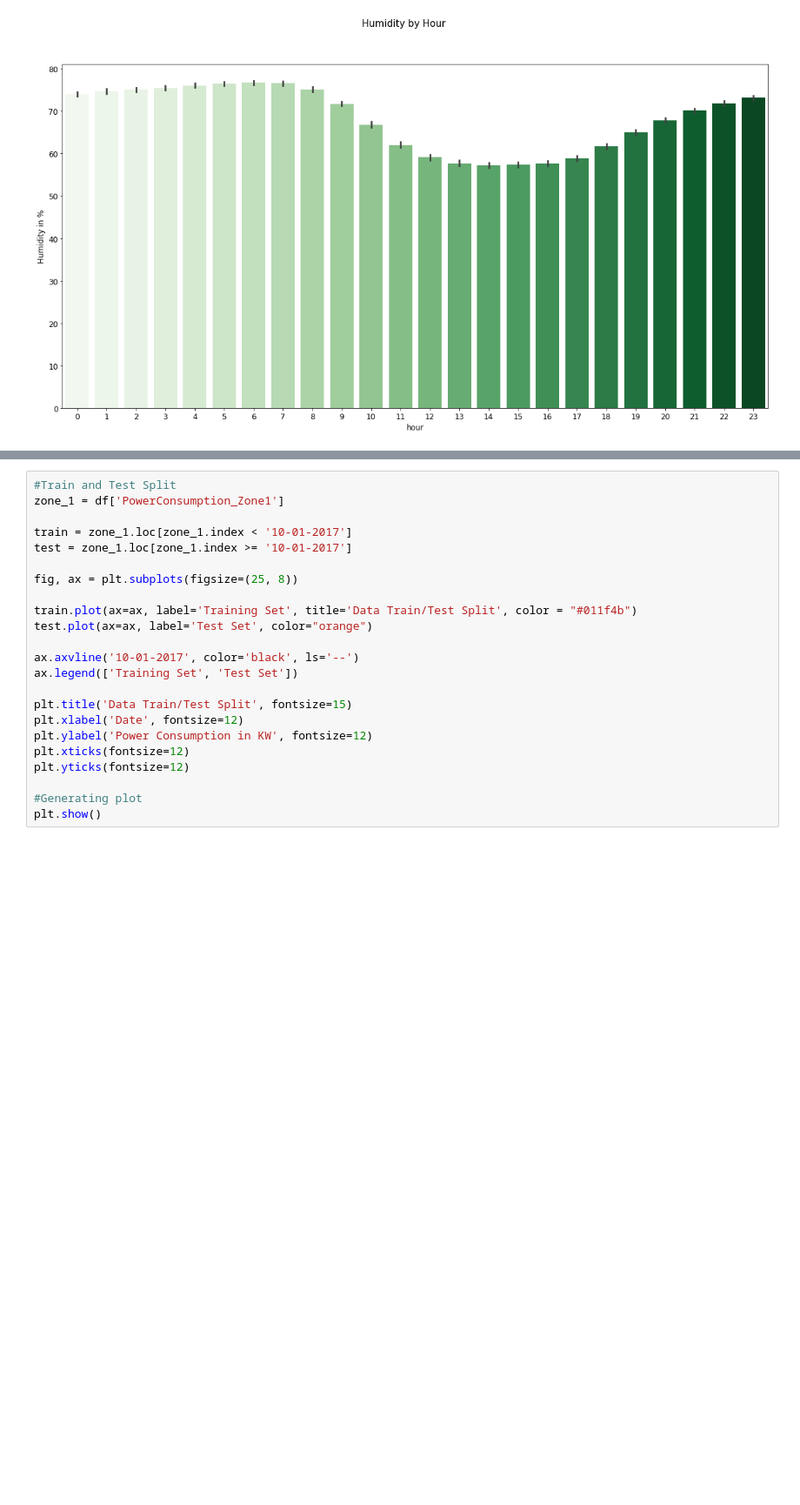
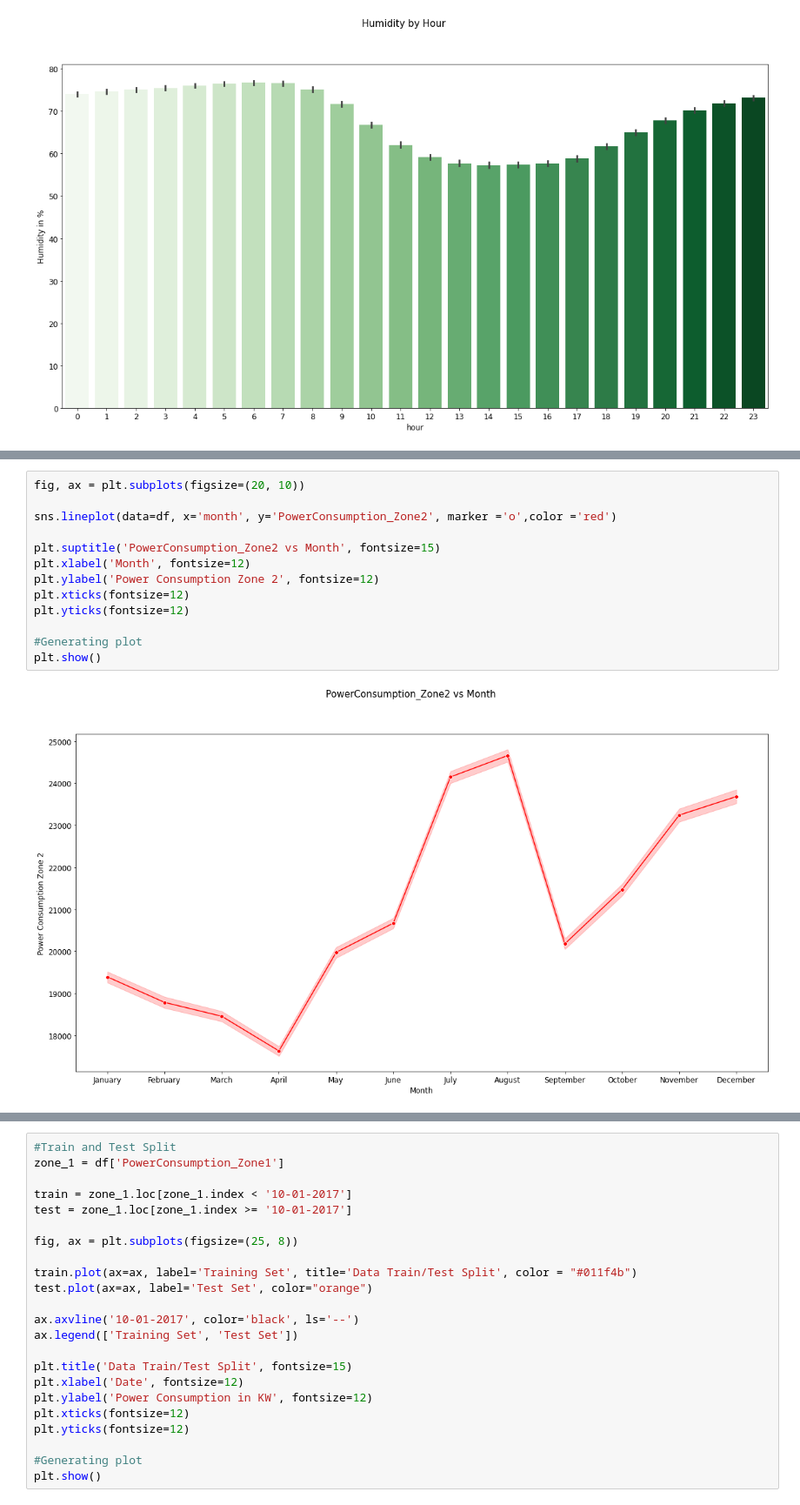
Before and after one commit to thedeveloper2104/NASH_2023_bro_code, a Jupyter notebook: NASH_Bro_Code_Energy_Streamliner.ipynb, the cells around one changed output, grey strips where cells are left out. Shown at 87% size. Saved outputs shown, nothing was run; the diff lists cells and outputs as text; blank space fills up the shorter version.

```diff
--- a/NASH_Bro_Code_Energy_Streamliner.ipynb
+++ b/NASH_Bro_Code_Energy_Streamliner.ipynb
@@ -197,0 +223,15 @@ plt.show()
+# %%
+fig, ax = plt.subplots(figsize=(20, 10))
+
+sns.lineplot(data=df, x='month', y='PowerConsumption_Zone2', marker ='o',color ='red')
+
+plt.suptitle('PowerConsumption_Zone2 vs Month', fontsize=15)
+plt.xlabel('Month', fontsize=12)
+plt.ylabel('Power Consumption Zone 2', fontsize=12)
+plt.xticks(fontsize=12)
+plt.yticks(fontsize=12)
+
+#Generating plot
+plt.show()
+# %% [output]
+[figure, added]
```
Also changed, not shown: parts of 6 cells of this notebook.
